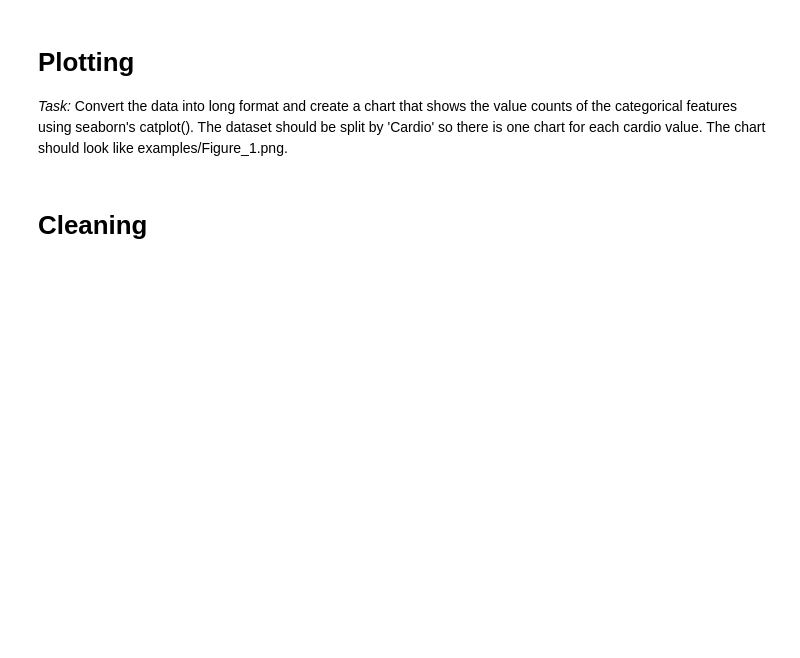
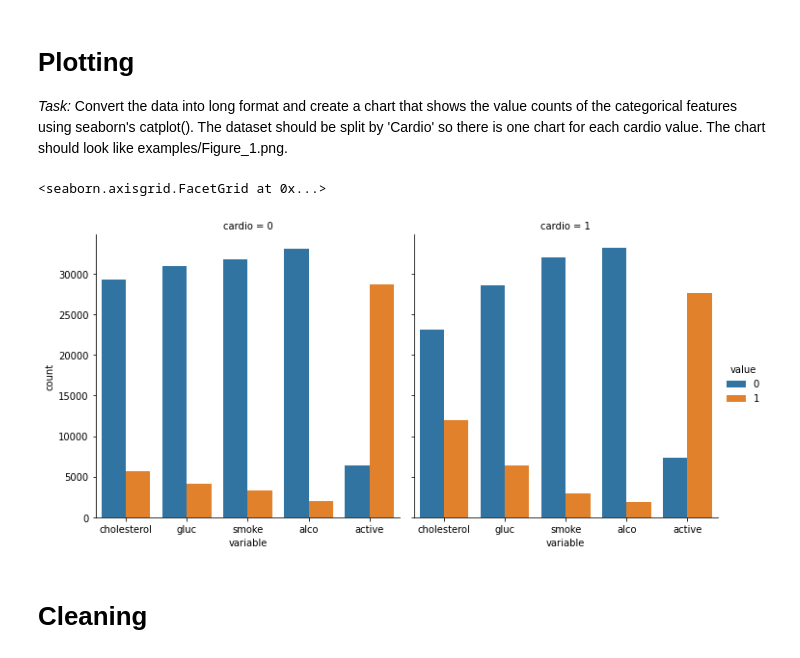
Before and after one commit to quicksilverri/medical-data-visualization, a Jupyter notebook: medical_data.ipynb, the cells around one changed output. Cells and saved outputs as stored; diff of their text form; code cells hidden in the pictures; blank space fills up the shorter version.

```diff
--- a/medical_data.ipynb
+++ b/medical_data.ipynb
@@ -158,5 +164,12 @@ Name: cholesterol, dtype: int64
 # %% [markdown]
 # Plotting
 _Task:_ Convert the data into long format and create a chart that shows the value counts of the categorical features using seaborn's catplot(). The dataset should be split by 'Cardio' so there is one chart for each cardio value. The chart should look like examples/Figure_1.png.
+# %%
+long_data = pd.melt(data, id_vars=['id', 'cardio'], value_vars=['cholesterol', 'gluc', 'smoke', 'alco', 'active'])
+# %%
+sns.catplot(kind='count', x='variable', hue='value', data=long_data, col='cardio')
+# %% [output]
+<seaborn.axisgrid.FacetGrid at 0x...>
+[figure, added]
 # %% [markdown]
 # Cleaning
```
Also changed, not shown: parts of 12 cells of this notebook.
